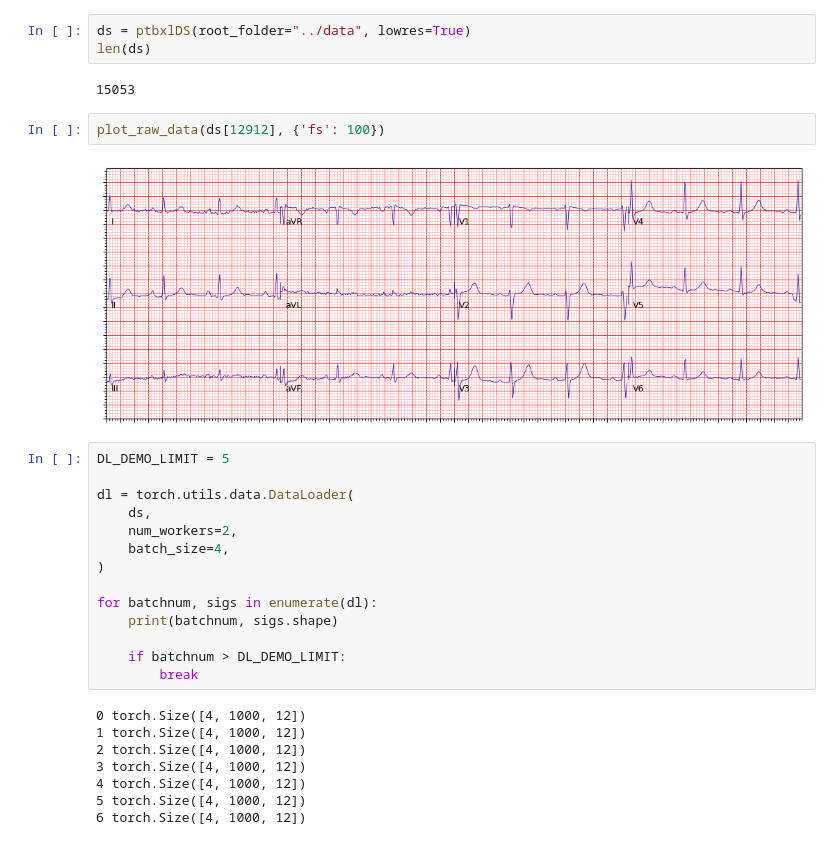
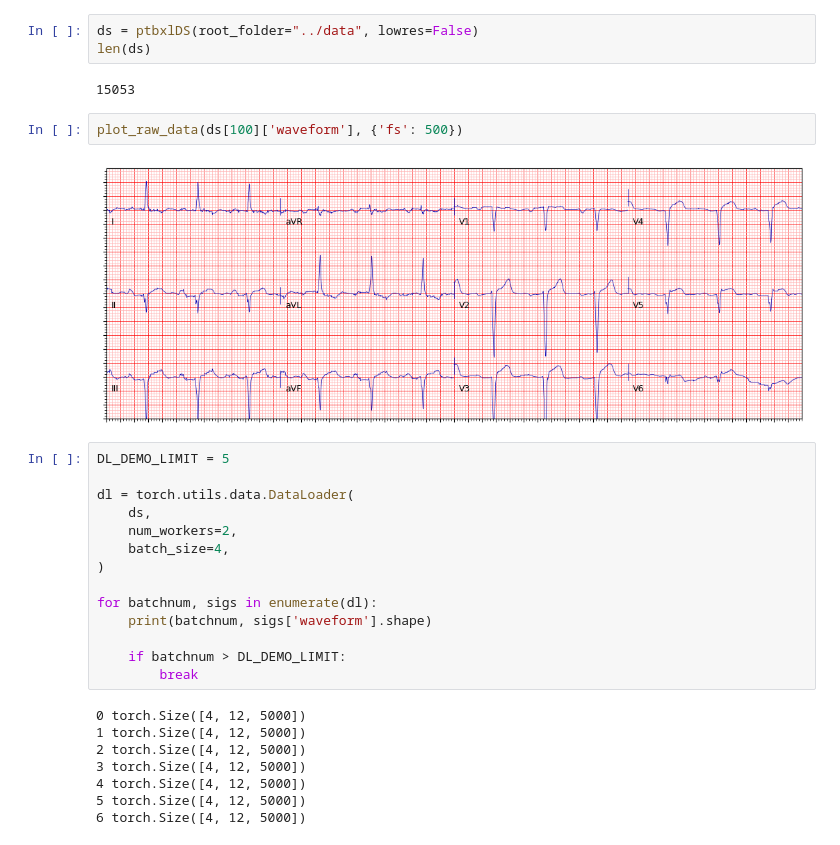
Before and after one commit to isears/ptbxlae, a Jupyter notebook: notebooks/dataset_eda.ipynb, the cells around one changed output. Saved outputs shown, nothing was run; the diff lists cells and outputs as text.

```diff
--- a/notebooks/dataset_eda.ipynb
+++ b/notebooks/dataset_eda.ipynb
@@ -5,12 +7,12 @@ import torch
 # %%
-ds = ptbxlDS(root_folder="../data", lowres=True)
+ds = ptbxlDS(root_folder="../data", lowres=False)
 len(ds)
 # %% [output]
 15053
 # %%
-plot_raw_data(ds[12912], {'fs': 100})
+plot_raw_data(ds[100]['waveform'], {'fs': 500})
 # %% [output]
-[figure, old version]
+[figure, new version]
 # %%
 DL_DEMO_LIMIT = 5
 
@@ -21,15 +23,15 @@ dl = torch.utils.data.DataLoader(
 )
 
 for batchnum, sigs in enumerate(dl):
-    print(batchnum, sigs.shape)
+    print(batchnum, sigs['waveform'].shape)
 
     if batchnum > DL_DEMO_LIMIT:
         break
 # %% [output]
-0 torch.Size([4, 1000, 12])
-1 torch.Size([4, 1000, 12])
-2 torch.Size([4, 1000, 12])
-3 torch.Size([4, 1000, 12])
-4 torch.Size([4, 1000, 12])
-5 torch.Size([4, 1000, 12])
-6 torch.Size([4, 1000, 12])
+0 torch.Size([4, 12, 5000])
+1 torch.Size([4, 12, 5000])
+2 torch.Size([4, 12, 5000])
+3 torch.Size([4, 12, 5000])
+4 torch.Size([4, 12, 5000])
+5 torch.Size([4, 12, 5000])
+6 torch.Size([4, 12, 5000])
```
Also changed, not shown: parts of 1 cell of this notebook, 3 other files.
